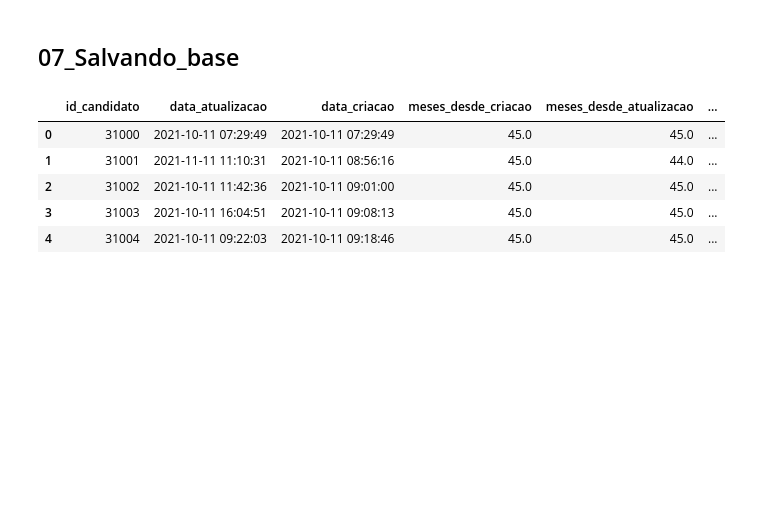
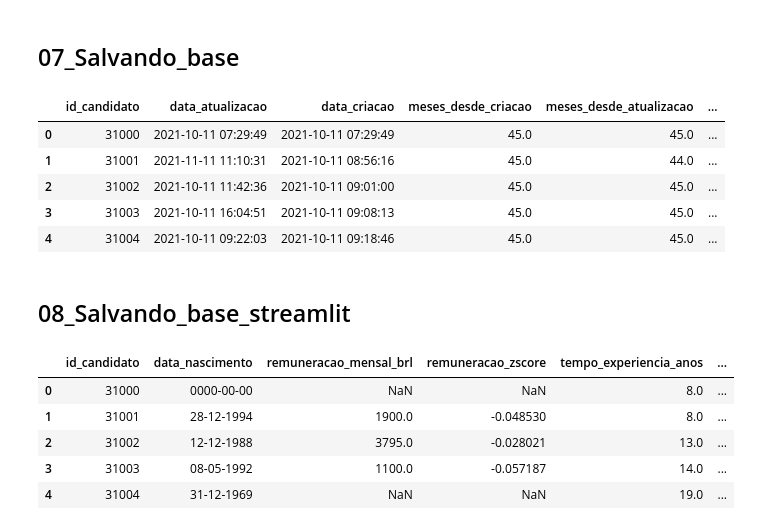
Before and after one commit to Kinrider/tech_challenge_5, a Jupyter notebook: 02_scripts/01_Escolha_features_e_pipeline.ipynb, the cells around one changed output. Saved outputs shown, nothing was run; the diff lists cells and outputs as text; code cells hidden in the pictures; blank space fills up the shorter version.

```diff
--- a/02_scripts/01_Escolha_features_e_pipeline.ipynb
+++ b/02_scripts/01_Escolha_features_e_pipeline.ipynb
@@ -448,7 +448,7 @@ df['experiencia_sap'] = df['cv_pt'].apply(possui_experiencia_sap)
 ## 07_Salvando_base
 # %%
 # === Exportar o resultado final ===
-df = df[[
+df_1 = df[[
     'id_candidato',
     'data_atualizacao',
     'data_criacao',
@@ -479,0 +480,23 @@ df.to_parquet(Caminho + "02_candidatos_tratados.parquet", index=False)
+# %% [markdown]
+## 08_Salvando_base_streamlit
+# %%
+# === Exportar o resultado final ===
+df_2 = df[[
+    'id_candidato',
+    'data_nascimento',
+    'remuneracao_mensal_brl',
+    'remuneracao_zscore',
+    'tempo_experiencia_anos',
+    'quantidade_experiencias',
+    'nivel_educacional',
+    'experiencia_sap'
+]]
+# %%
+df_2.head()
+# %% [output]
+|  | id_candidato | data_nascimento | remuneracao_mensal_brl | remuneracao_zscore | tempo_experiencia_anos | ... |
+| 0 | 31000 | 0000-00-00 | NaN | NaN | 8.0 | ... |
+| 1 | 31001 | 28-12-1994 | 1900.0 | -0.048530 | 8.0 | ... |
+| 2 | 31002 | 12-12-1988 | 3795.0 | -0.028021 | 13.0 | ... |
+| 3 | 31003 | 08-05-1992 | 1100.0 | -0.057187 | 14.0 | ... |
+| 4 | 31004 | 31-12-1969 | NaN | NaN | 19.0 | ... |
```
Also changed, not shown: parts of 4 cells of this notebook, 3 other files.
